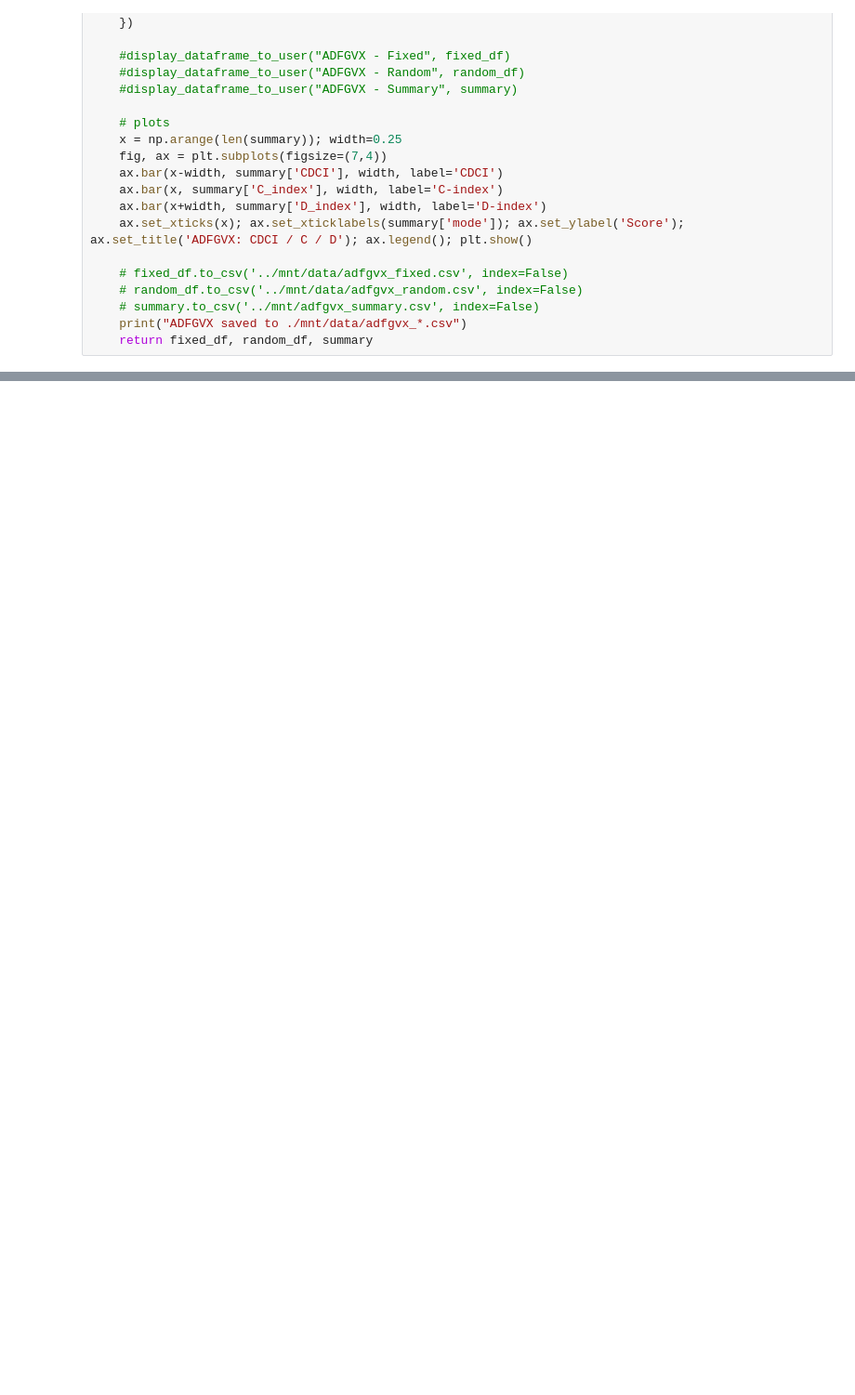
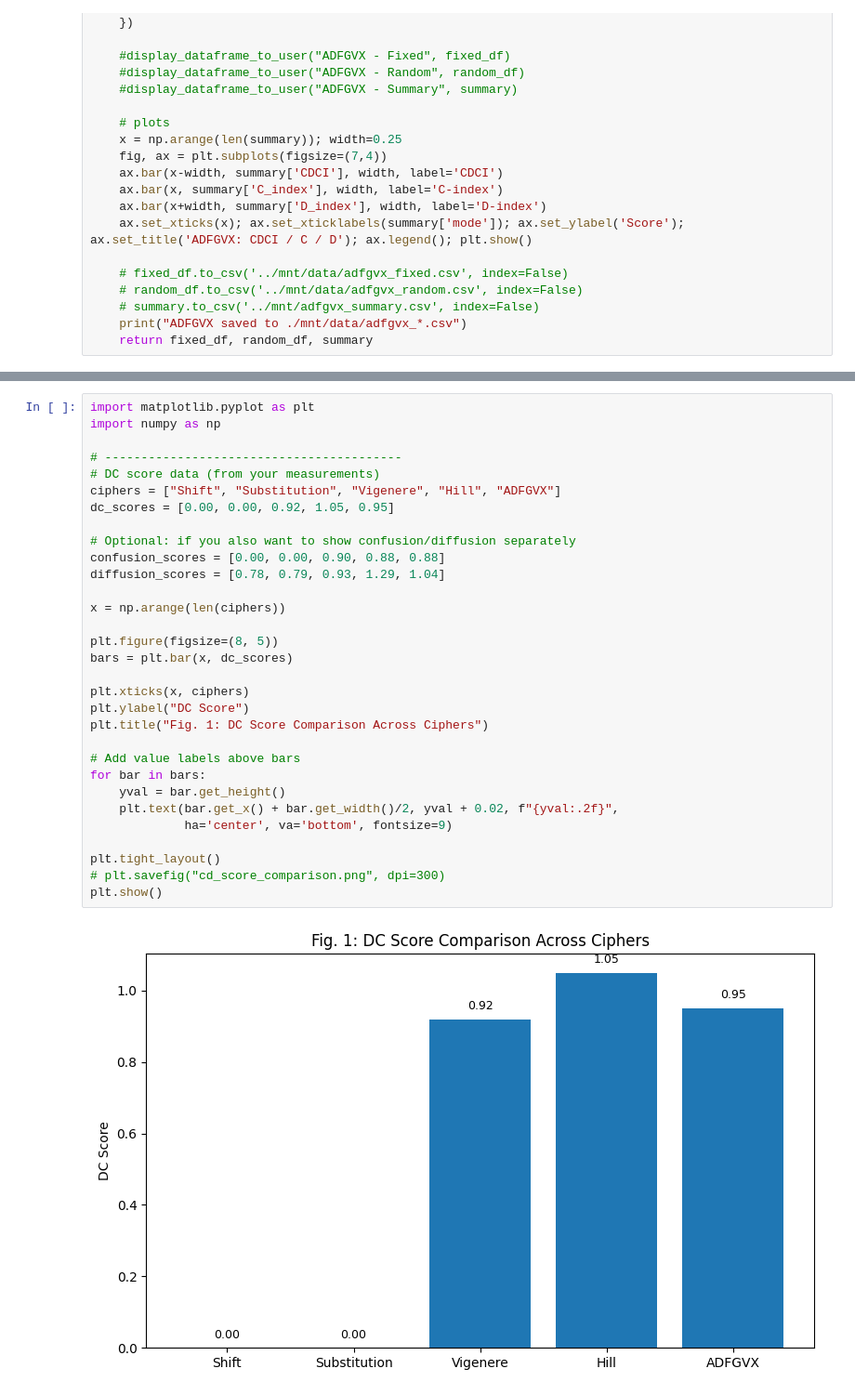
Before and after one commit to Srinathmp/Shannon-metrics-on-classical-ciphers, a Jupyter notebook: jenson_shannon/adfgvx_cipher.ipynb, the cells around one changed output, grey strips where cells are left out. Shown at 93% size. Drawn from its saved outputs; the diff is of its cells as text; blank space fills up the shorter version.

```diff
--- a/jenson_shannon/adfgvx_cipher.ipynb
+++ b/jenson_shannon/adfgvx_cipher.ipynb
@@ -299,0 +505,33 @@ ADFGVX saved to ./mnt/data/adfgvx_*.csv
+# %%
+import matplotlib.pyplot as plt
+import numpy as np
+
+# -----------------------------------------
+# DC score data (from your measurements)
+ciphers = ["Shift", "Substitution", "Vigenere", "Hill", "ADFGVX"]
+dc_scores = [0.00, 0.00, 0.92, 1.05, 0.95]
+
+# Optional: if you also want to show confusion/diffusion separately
+confusion_scores = [0.00, 0.00, 0.90, 0.88, 0.88]
+diffusion_scores = [0.78, 0.79, 0.93, 1.29, 1.04]
+
+x = np.arange(len(ciphers))
+
+plt.figure(figsize=(8, 5))
+bars = plt.bar(x, dc_scores)
+
+plt.xticks(x, ciphers)
+plt.ylabel("DC Score")
+plt.title("Fig. 1: DC Score Comparison Across Ciphers")
+
+# Add value labels above bars
+for bar in bars:
+    yval = bar.get_height()
+    plt.text(bar.get_x() + bar.get_width()/2, yval + 0.02, f"{yval:.2f}",
+             ha='center', va='bottom', fontsize=9)
+
+plt.tight_layout()
+# plt.savefig("cd_score_comparison.png", dpi=300)
+plt.show()
+# %% [output]
+[figure, added]
```
Also changed, not shown: parts of 12 cells of this notebook, 14 other files.
